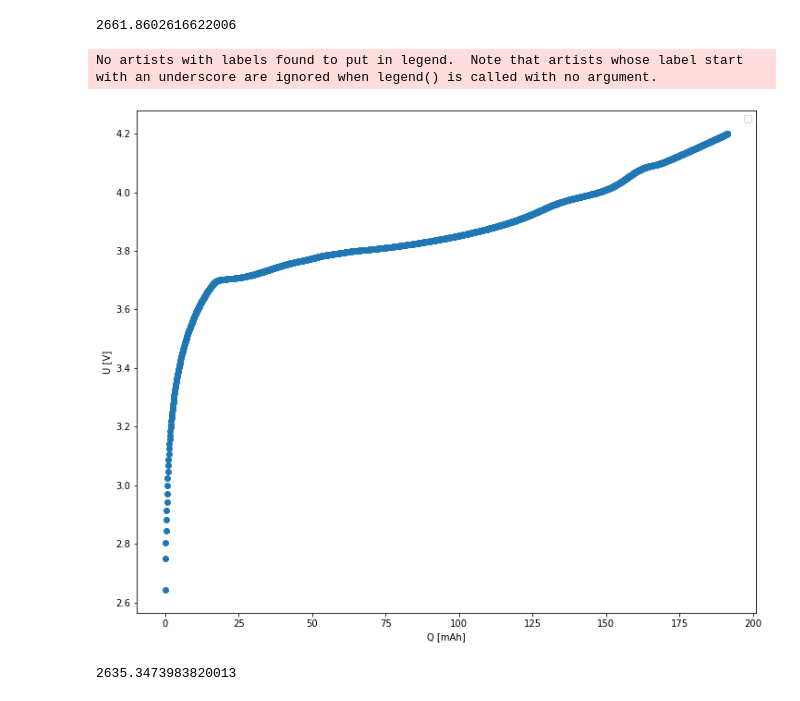
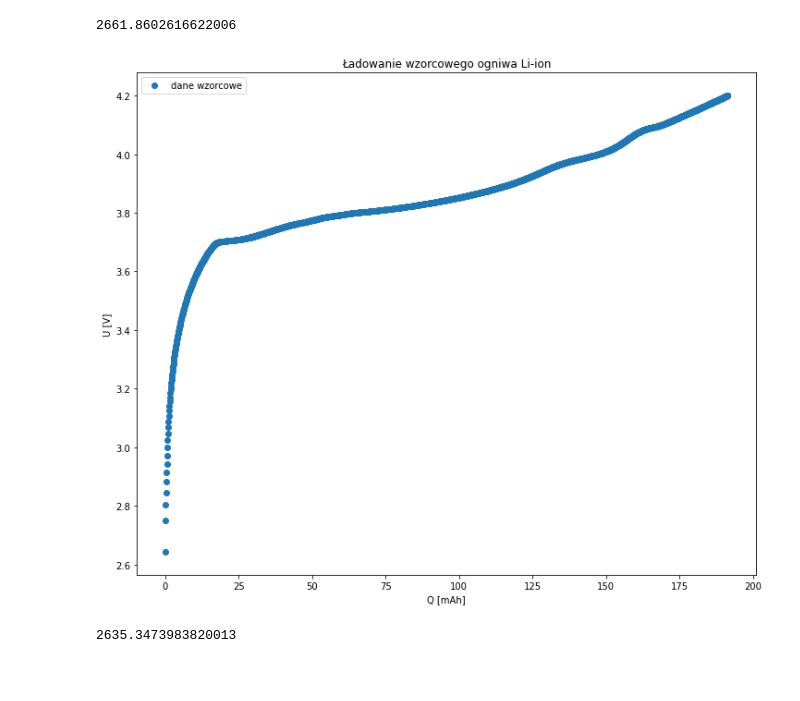
Before and after one commit to finem4n/physics-lab-ii, a Jupyter notebook: lab10/teo.ipynb, the cells around one changed output. Cells and saved outputs as stored; diff of their text form; code cells hidden in the pictures; blank space fills up the shorter version.

Commit message:
plots teo

```diff
--- a/lab10/teo.ipynb
+++ b/lab10/teo.ipynb
@@ -53,15 +53,15 @@ energy_charge
 2661.8602616622006
 # %%
 fig, ax = plt.subplots(figsize=(12, 10))
-ax.plot(df_charge["Q"], df_charge["U"], 'o', label="")
+ax.plot(df_charge["Q"], df_charge["U"], 'o', label="dane wzorcowe")
+ax.set_title("Ładowanie wzorcowego ogniwa Li-ion")
 ax.set_xlabel("Q [mAh]")
 ax.set_ylabel("U [V]")
-ax.legend()
+ax.legend(loc=2)
 plt.savefig("out/ch0.jpg")
 plt.show()
 # %% [output]
-No artists with labels found to put in legend.  Note that artists whose label start with an underscore are ignored when legend() is called with no argument.
-[figure, old version]
+[figure, new version]
 # %%
 df_discharge = pd.read_csv("in/DCH18mA.txt", sep="\s+", skiprows=0, header=None, names=["t", "U"], usecols=[0, 1], decimal=",")
 df_discharge["Q"] = df_discharge["t"] * II / 3600 * 1000 # mAh
```
Also changed, not shown: parts of 1 cell of this notebook, 4 other files.
